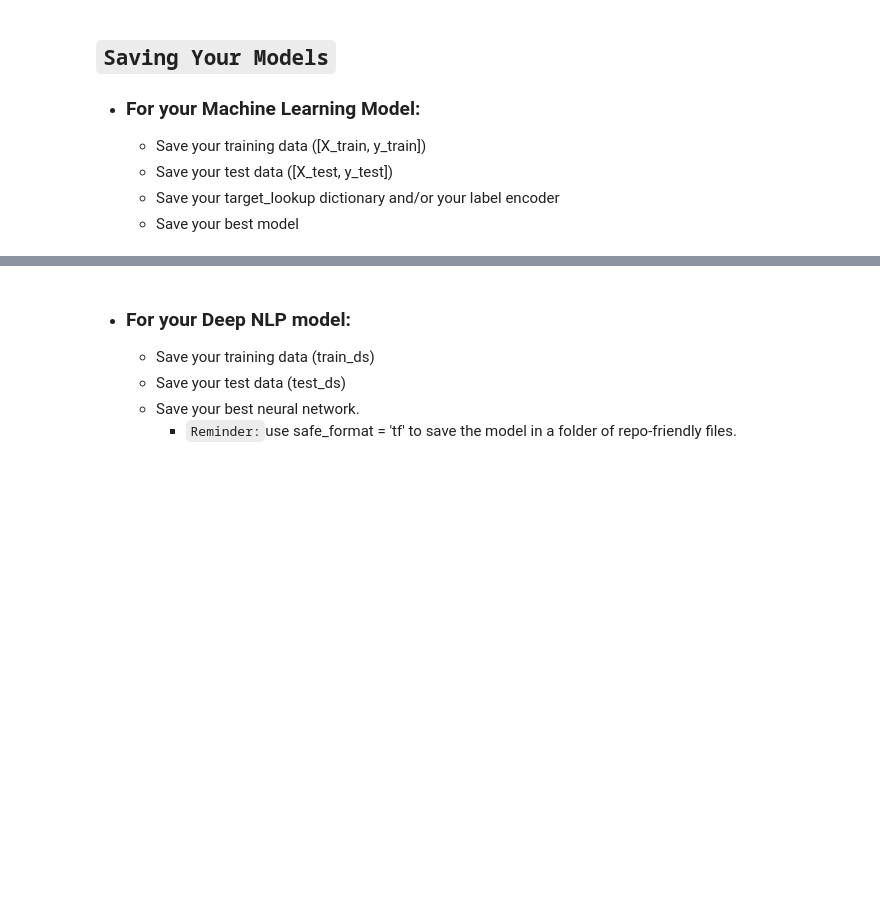
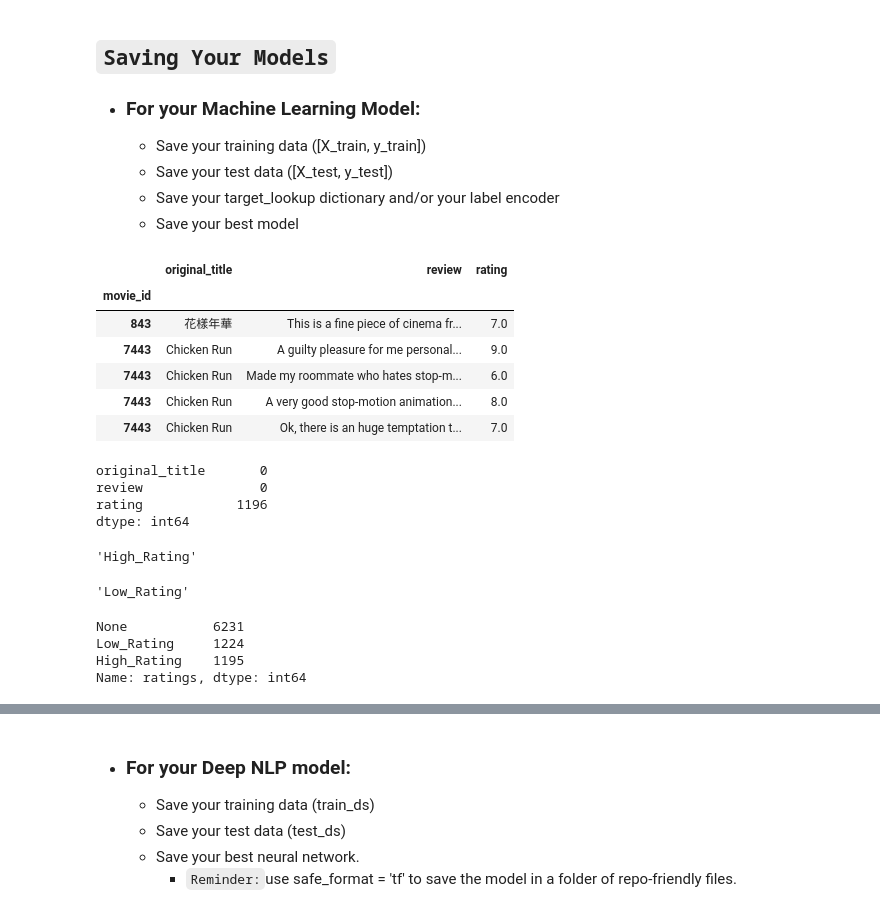
Before and after one commit to VALDE021/Data-Enrichment-Project, a Jupyter notebook: Project 2 Part 7-EricNV.ipynb, the cells around one changed output, grey strips where cells are left out. Cells and saved outputs as stored; diff of their text form; code cells hidden in the pictures; blank space fills up the shorter version.

```diff
--- a/Project 2 Part 7-EricNV.ipynb
+++ b/Project 2 Part 7-EricNV.ipynb
@@ -12,6 +12,13 @@
 - ### Define a filpaths ditionary and save it to config/filepaths.json to include file paths for each component you will save(`review below`).
 - ### Copy your best models from part 6 into the new notebook.
     - #### Update your code to define the final public-facing class labels.
+# %%
+# Import standard packages
+import pandas as pd
+import numpy as np
+import matplotlib.pyplot as plt
+import seaborn as sns
+pd.set_option('display.max_columns',100)
 # %%
 from pprint import pprint
 FPATHS = dict(
@@ -129,3 +136,28 @@ memory usage: 608.2+ KB
     - Save your test data ([X_test, y_test])
     - Save your target_lookup dictionary and/or your label encoder
     - Save your best model
+# %%
+# Load data
+fpath =  "Data-NLP/movie_reviews_v2.csv"
+df = pd.read_csv(fpath)
+df = df.set_index("movie_id")
+# Define columns to use
+columns_to_use = columns_to_use = ['original_title', 'review', 'rating']
+df = df[columns_to_use]
+df.head()
+# %% [output]
+|  | original_title | review | rating |
+| movie_id |  |  |  |
+| 843 | 花樣年華 | This is a fine piece of cinema fr... | 7.0 |
+| 7443 | Chicken Run | A guilty pleasure for me personal... | 9.0 |
+| 7443 | Chicken Run | Made my roommate who hates stop-m... | 6.0 |
+| 7443 | Chicken Run | A very good stop-motion animation... | 8.0 |
+| 7443 | Chicken Run | Ok, there is an huge temptation t... | 7.0 |
+# %%
+# Checking for null Values
+df.isna().sum()
+# %% [output]
+original_title       0
+review               0
+rating            1196
+dtype: int64
@@ -131,0 +172,19 @@ memory usage: 608.2+ KB
+# %%
+# Should return high
+create_groups(9)
+# %% [output]
+'High_Rating'
+# %%
+# Should return low
+create_groups(4)
+# %% [output]
+'Low_Rating'
+# %%
+# Use the function to create a new "rating" column with groups
+df['ratings'] = df['rating'].map(create_groups)
+df['ratings'].value_counts(dropna=False)
+# %% [output]
+None           6231
+Low_Rating     1224
+High_Rating    1195
+Name: ratings, dtype: int64
```
Also changed, not shown: parts of 12 cells of this notebook, 2 other files.
